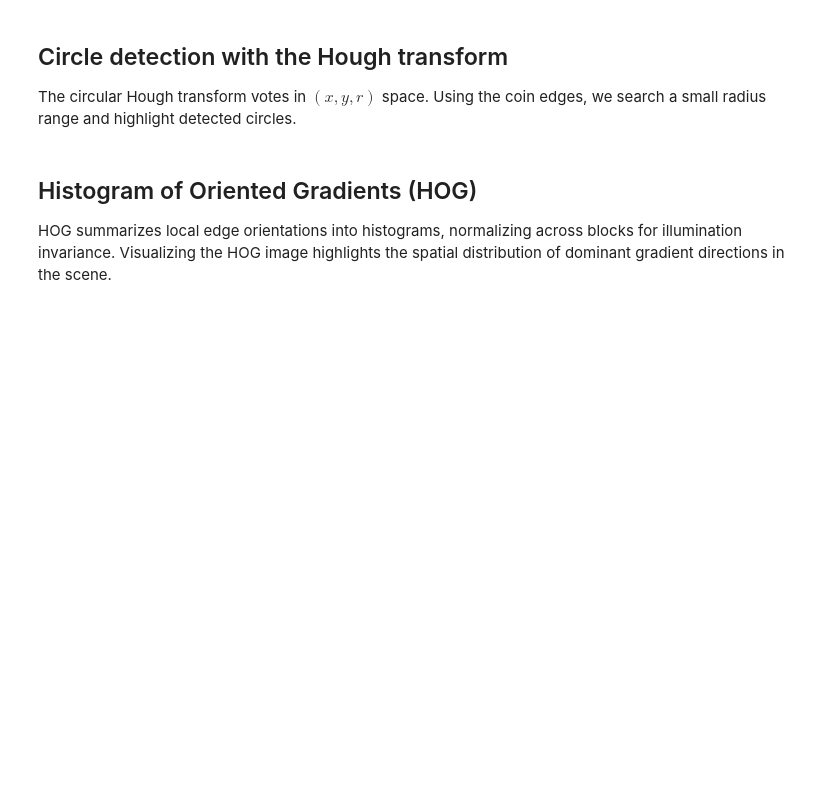
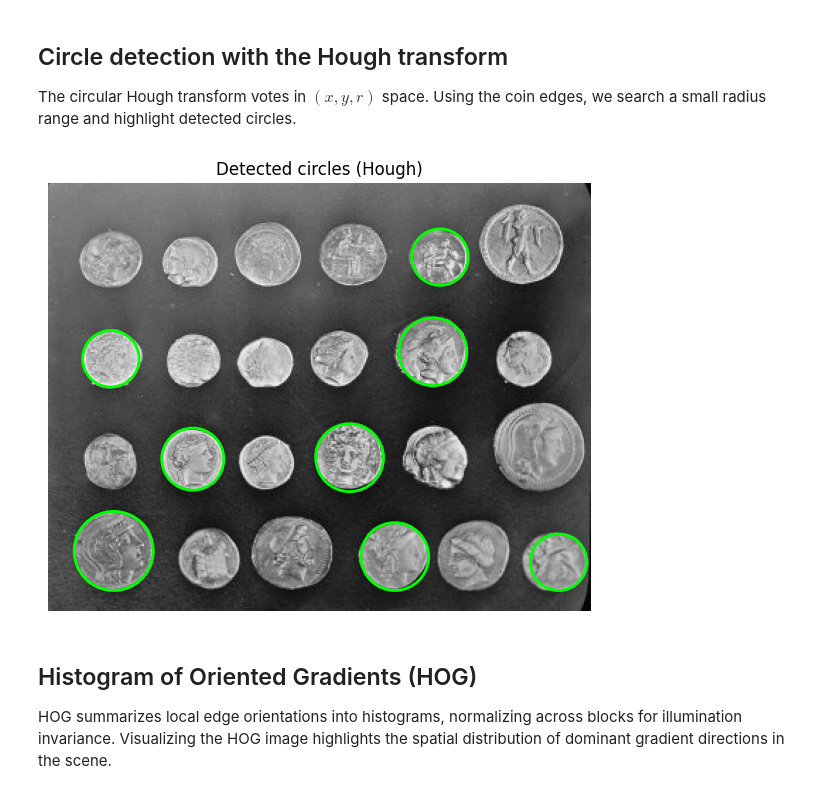
Before and after one commit to AliRje82/ComputerVisionFall404, a Jupyter notebook: CV_S6_ObjectAnalysis.ipynb, the cells around one changed output. Drawn from its saved outputs; the diff is of its cells as text; code cells hidden in the pictures; blank space fills up the shorter version.

```diff
--- a/CV_S6_ObjectAnalysis.ipynb
+++ b/CV_S6_ObjectAnalysis.ipynb
@@ -95,18 +101,21 @@ The circular Hough transform votes in $(x, y, r)$ space. Using the coin edges, w
 # %%
 # Restrict the search to plausible coin radii (in pixels)
 radii = np.arange(20, 40, 2)
 hough_res = transform.hough_circle(edges, radii)
-peaks = transform.hough_circle_peaks(hough_res, radii, total_num_peaks=8)
-centers_y, centers_x, detected_radii = peaks
+accums, centers_x, centers_y, detected_radii = transform.hough_circle_peaks(
+    hough_res, radii, total_num_peaks=8
+)
 
 fig, ax = plt.subplots(1, 1, figsize=(7, 7))
 ax.imshow(coins, cmap='gray')
 for cy, cx, r in zip(centers_y, centers_x, detected_radii):
     circ = plt.Circle((cx, cy), r, color='lime', fill=False, linewidth=2)
     ax.add_patch(circ)
 ax.set_title('Detected circles (Hough)')
 ax.axis('off')
 plt.show()
+# %% [output]
+[figure, added]
 # %% [markdown]
 ## Histogram of Oriented Gradients (HOG)
 HOG summarizes local edge orientations into histograms, normalizing across blocks for illumination invariance. Visualizing the HOG image highlights the spatial distribution of dominant gradient directions in the scene.
```
Also changed, not shown: parts of 4 cells of this notebook, 2 other files.
